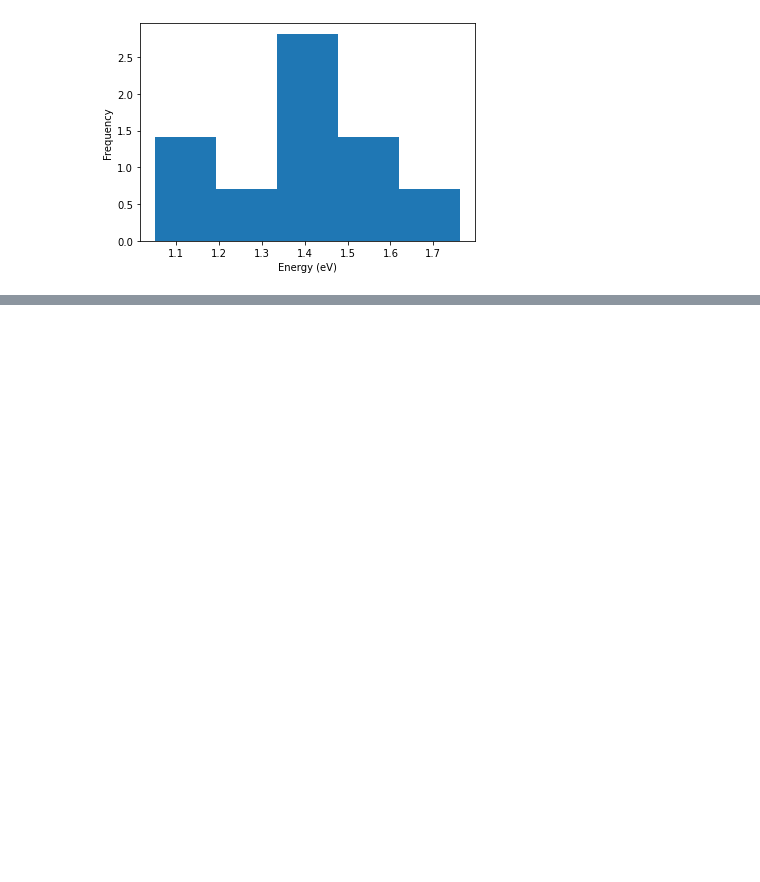
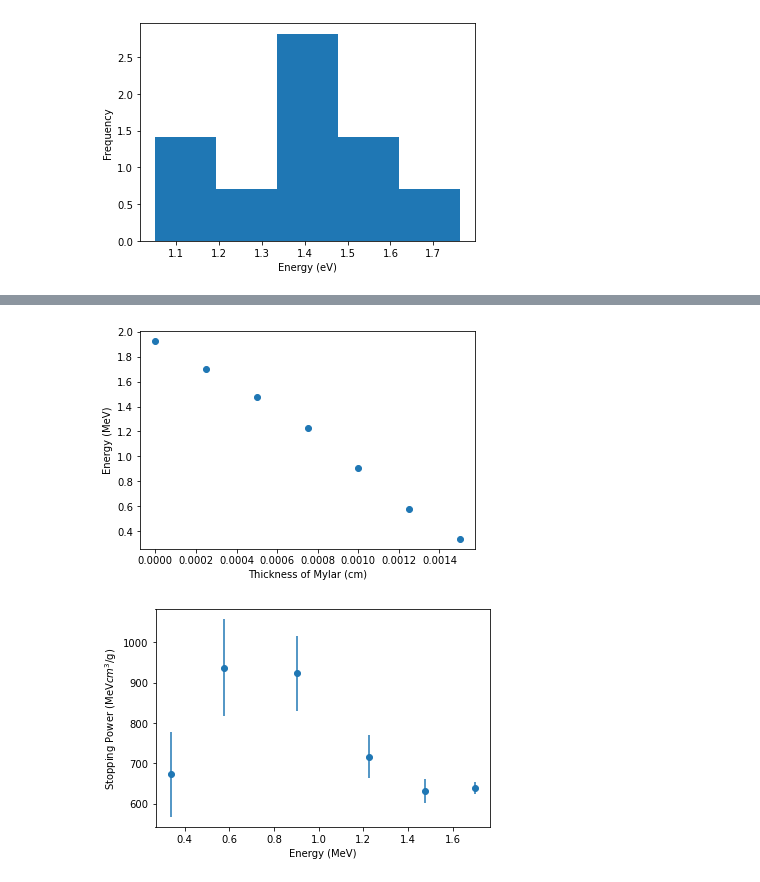
Before and after one commit to Shaquible/ENPH-353, a Jupyter notebook: Lab2/notebook.ipynb, the cells around one changed output, grey strips where cells are left out. Cells and saved outputs as stored; diff of their text form; code cells hidden in the pictures; blank space fills up the shorter version.

```diff
--- a/Lab2/notebook.ipynb
+++ b/Lab2/notebook.ipynb
@@ -44,0 +134,33 @@ plt.show()
+# %%
+#remove last element in mus
+mus = mus[0:7]
+mus = np.array(mus)
+numSheets = np.array(numSheets)
+numSheets = numSheets[0:7]
+thickness = numSheets*2.5*10**(-4)
+sigmaMu = sigmaMu[0:7]
+plt.errorbar(thickness, mus, yerr=sigmaMu, fmt='o', label='data')
+plt.xlabel("Thickness of Mylar (cm)")
+plt.ylabel("Energy (MeV)")
+plt.show()
+muWithErr = []
+thicknessWithErr = []
+thickErr = []
+for i in range(len(thickness)):
+    thicknessWithErr.append(uncertainties.ufloat(thickness[i], 0.000005*numSheets[i]))
+    thickErr.append(0.000005*numSheets[i])
+    muWithErr.append(uncertainties.ufloat(mus[i], abs(sigmaMu[i])))
+
+SErr = []
+S = []
+for i in range(len(mus)-1):
+    err = (muWithErr[i+1]-muWithErr[i])/(thicknessWithErr[i+1]-thicknessWithErr[i])/1.4
+    SErr.append(err.std_dev)
+    S.append(-(mus[i+1]-mus[i])/(thickness[i+1]-thickness[i])/1.4)
+plt.errorbar(mus[1:], S, yerr=SErr, xerr = sigmaMu[1:], fmt='o', label='data')
+plt.xlabel("Energy (MeV)")
+plt.ylabel("Stopping Power (MeV$cm^3$/g)")
+plt.show()
+# %% [output]
+[figure, added]
+[figure, added]
```
Also changed, not shown: parts of 4 cells of this notebook, 24 other files.
